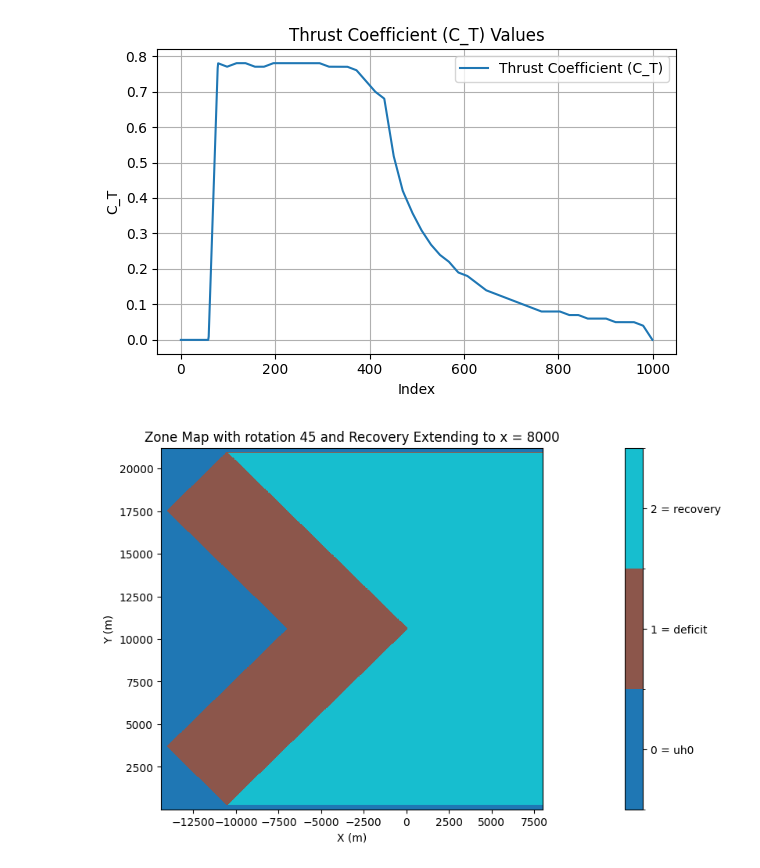
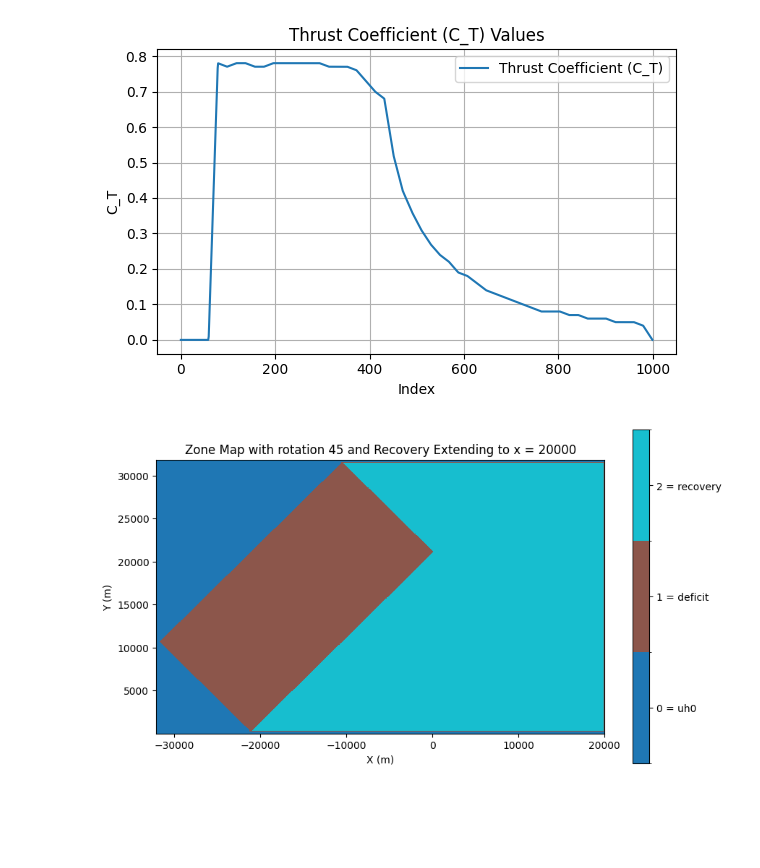
Before and after one commit to marcinsadowy/WTABL, a Jupyter notebook: ArbitraryLayouts/ArbitraryTDMctVar.ipynb, the cells around one changed output. Drawn from its saved outputs; the diff is of its cells as text; code cells hidden in the pictures; blank space fills up the shorter version.

```diff
--- a/ArbitraryLayouts/ArbitraryTDMctVar.ipynb
+++ b/ArbitraryLayouts/ArbitraryTDMctVar.ipynb
@@ -138,14 +138,14 @@ def create_wind_farm_mask(corner_points, resolution=10, mirror_axis=0, recovery_
 
 # --- Define park shape ---
 #corner_points = [(0, 0), (200, 0), (200, 100),(150, 100), (150, 50), (50, 50), (50, 100),(0, 100)]
-#corner_points = [(0, 0), (300, 0), (300, 150), (0, 150)] # Rectangle
+corner_points = [(0, 0), (300, 0), (300, 150), (0, 150)] # Rectangle
 #corner_points = [(0, 0), (300, 0), (300, 100), (200, 100), (200, 50), (100, 50), (100, 100), (0, 100)] # U-shape
-corner_points = [(0, 0), (150, 0), (150, 50), (50, 50), (50, 150), (0, 150)] # L-shape
+#corner_points = [(0, 0), (150, 0), (150, 50), (50, 50), (50, 150), (0, 150)] # L-shape
 #corner_points = [(0, 0), (200, 0), (200, 50), (125, 50), (125, 100), (200, 100), (200, 150), (0, 150), (0, 100), (75, 100), (75, 50), (0, 50)] # Hourglass
 corner_points = [(x * 100, y * 100) for x, y in corner_points]
 rotation_degrees = theta_deg
 mirror_axis = 'x'
-recovery_x_end = 8000  # set recovery limit
+recovery_x_end = 20000  # set recovery limit
 
 # Generate mask
 mask_2d, x_range, y_range = create_wind_farm_mask(
@@ -188,34 +188,34 @@ for row_idx, row in enumerate(mask_2d):
         recovery_indices = np.where((x_range > last_farm_x) & (x_range <= recovery_x_end))[0]
         zone_map[row_idx, recovery_indices] = ZONE_RECOVERY
 
 
 # --- Plot ---
 plt.figure(figsize=(10, 6))
 
 row_indices = np.where(mask_2d.any(axis=1))[0]
 park_y_min = y_range[row_indices[0]]
 park_y_max = y_range[min(row_indices[-1] + 1, len(y_range) - 1)]
 
 extent = [x_range[0], x_range[-1], park_y_min, park_y_max]
 
 # Define a discrete colormap with 3 colors (you can choose your own)
 cmap = mcolors.ListedColormap(['#1f77b4', '#8c564b', '#17becf'])  # Blue, Brown, Cyan
 bounds = [0, 1, 2, 3]
 norm = mcolors.BoundaryNorm(bounds, cmap.N)
 
 # Plot
 im = plt.imshow(zone_map, origin='lower', extent=extent, cmap=cmap, norm=norm, aspect='auto')
 cbar = plt.colorbar(im, ticks=[0.5, 1.5, 2.5])
 cbar.ax.set_yticklabels(['0 = uh0', '1 = deficit', '2 = recovery'])
 
 plt.title(f"Zone Map with rotation {theta_deg} and Recovery Extending to x = {recovery_x_end}")
 plt.xlabel("X (m)")
 plt.ylabel("Y (m)")
 plt.axis('scaled')
 plt.ylim(park_y_min, park_y_max)
 plt.show()
 # %% [output]
-[figure, old version]
+[figure, new version]
 # %%
 def calculate_wind_speed(x_1, x_2, x_3, z_H, D, C_T, s_d, s_c):
 
```
Also changed, not shown: parts of 2 cells of this notebook, 5 other files.
